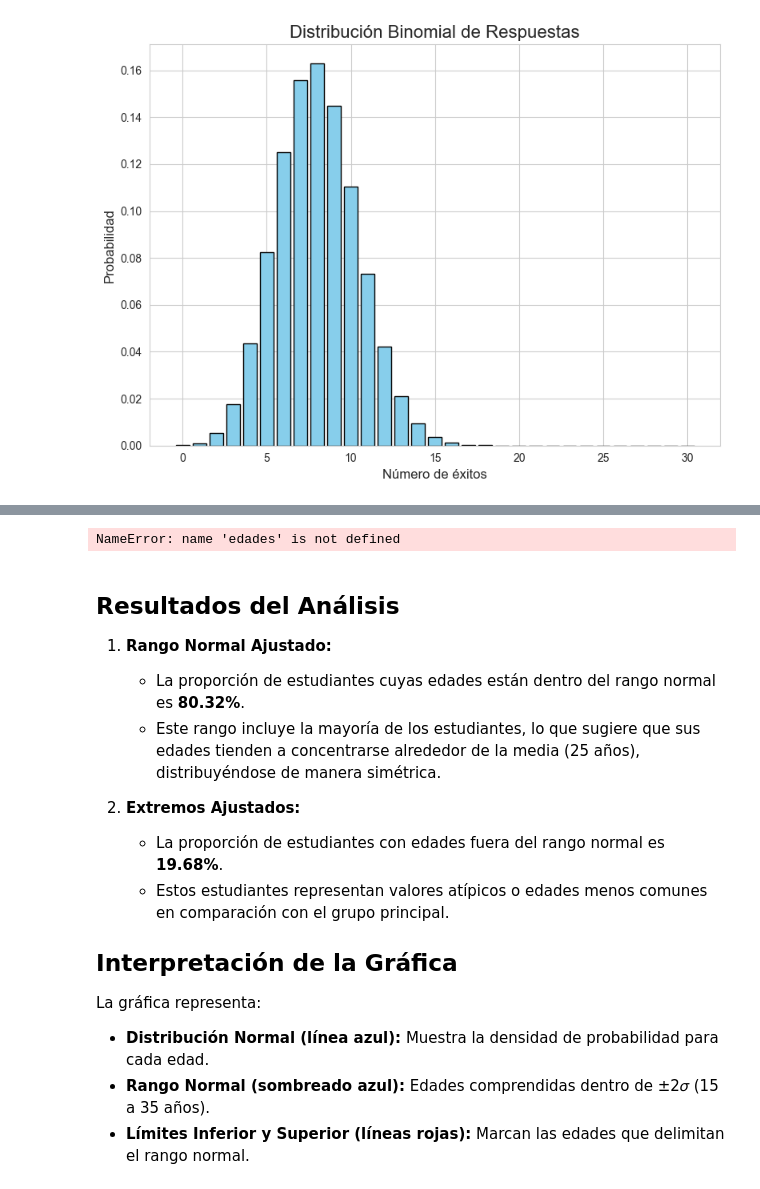
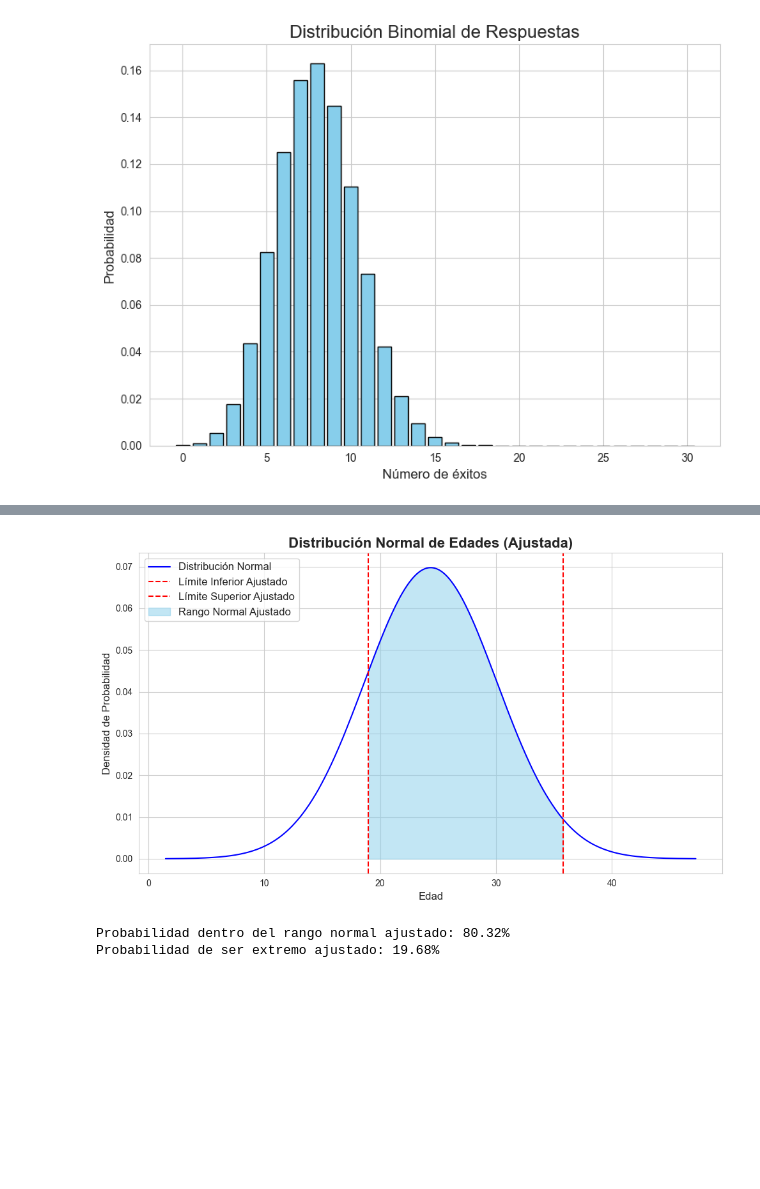
Before and after one commit to IrvinngB/Examen-Estadistica, a Jupyter notebook: Probabilidad.ipynb, the cells around one changed output, grey strips where cells are left out. Cells and saved outputs as stored; diff of their text form; code cells hidden in the pictures; blank space fills up the shorter version.

```diff
--- a/Probabilidad.ipynb
+++ b/Probabilidad.ipynb
@@ -396,6 +157,9 @@ Proporción de estudiantes extremos, definido como aquellos cuyas edades están
 import numpy as np
 from scipy.stats import norm
 import matplotlib.pyplot as plt
+
+# Obtener la columna de edades del DataFrame
+edades = df['Edad']
 
 # Parámetros de la distribución normal basados en los datos reales
 mu = edades.mean()  # Media
@@ -410,46 +174,33 @@ z_min = max(min_real, mu - 2 * sigma)  # Máximo entre el límite calculado y el
 z_max = min(max_real, mu + 2 * sigma)  # Mínimo entre el límite calculado y el máximo real
 
 # Objetivo 1: Probabilidad dentro del rango "normal" ajustado
 probabilidad_normal_ajustada = norm.cdf(z_max, mu, sigma) - norm.cdf(z_min, mu, sigma)
 
 # Objetivo 2: Probabilidad de ser extremo ajustado
 probabilidad_extremo_ajustada = 1 - probabilidad_normal_ajustada
 
 # Crear un rango de valores para la gráfica
 x = np.linspace(mu - 4 * sigma, mu + 4 * sigma, 1000)
 pdf = norm.pdf(x, mu, sigma)
 
 # Graficar la distribución normal ajustada
 plt.figure(figsize=(10, 6))
 plt.plot(x, pdf, color='blue', label="Distribución Normal")
 plt.axvline(z_min, color='red', linestyle='--', label="Límite Inferior Ajustado")
 plt.axvline(z_max, color='red', linestyle='--', label="Límite Superior Ajustado")
 plt.fill_between(x, pdf, where=(x >= z_min) & (x <= z_max), color='skyblue', alpha=0.5, label="Rango Normal Ajustado")
 plt.title("Distribución Normal de Edades (Ajustada)", fontsize=16, weight='bold')
 plt.xlabel("Edad", fontsize=12)
 plt.ylabel("Densidad de Probabilidad", fontsize=12)
 plt.legend(fontsize=12)
 plt.grid(True)
 plt.tight_layout()
 plt.show()
 
 # Mostrar resultados ajustados
 print(f"Probabilidad dentro del rango normal ajustado: {probabilidad_normal_ajustada:.2%}")
 print(f"Probabilidad de ser extremo ajustado: {probabilidad_extremo_ajustada:.2%}")
 # %% [output]
+[figure, added]
-NameError: name 'edades' is not defined
+Probabilidad dentro del rango normal ajustado: 80.32%
+Probabilidad de ser extremo ajustado: 19.68%
-# %% [markdown]
-## Resultados del Análisis
-1. **Rango Normal Ajustado:**
-   - La proporción de estudiantes cuyas edades están dentro del rango normal es **80.32%**.
-   - Este rango incluye la mayoría de los estudiantes, lo que sugiere que sus edades tienden a concentrarse alrededor de la media (25 años), distribuyéndose de manera simétrica.
-
-2. **Extremos Ajustados:**
-   - La proporción de estudiantes con edades fuera del rango normal es **19.68%**.
-   - Estos estudiantes representan valores atípicos o edades menos comunes en comparación con el grupo principal.
-
-## Interpretación de la Gráfica
-La gráfica representa:
-- **Distribución Normal (línea azul):** Muestra la densidad de probabilidad para cada edad.
-- **Rango Normal (sombreado azul):** Edades comprendidas dentro de ±2𝜎 (15 a 35 años).
-- **Límites Inferior y Superior (líneas rojas):** Marcan las edades que delimitan el rango normal.
```
Also changed, not shown: parts of 28 cells of this notebook, 3 other files.
